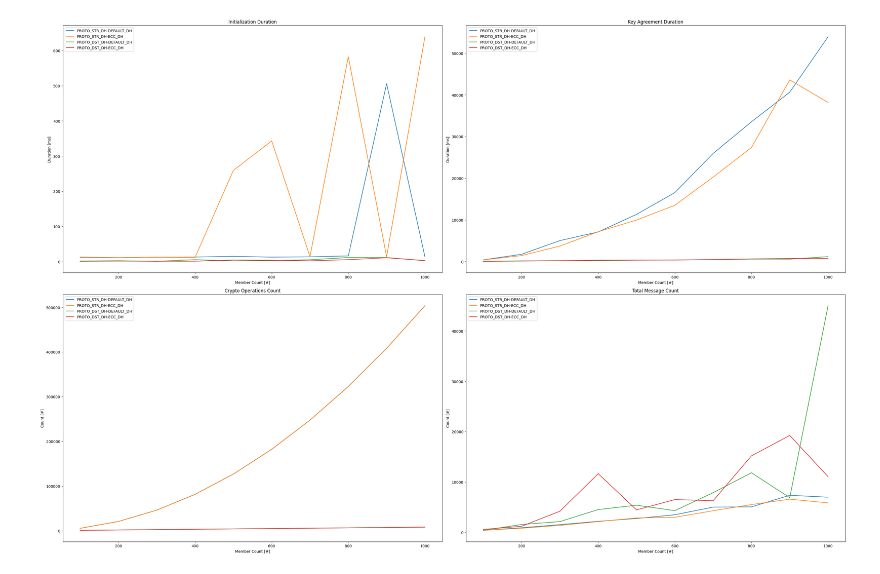
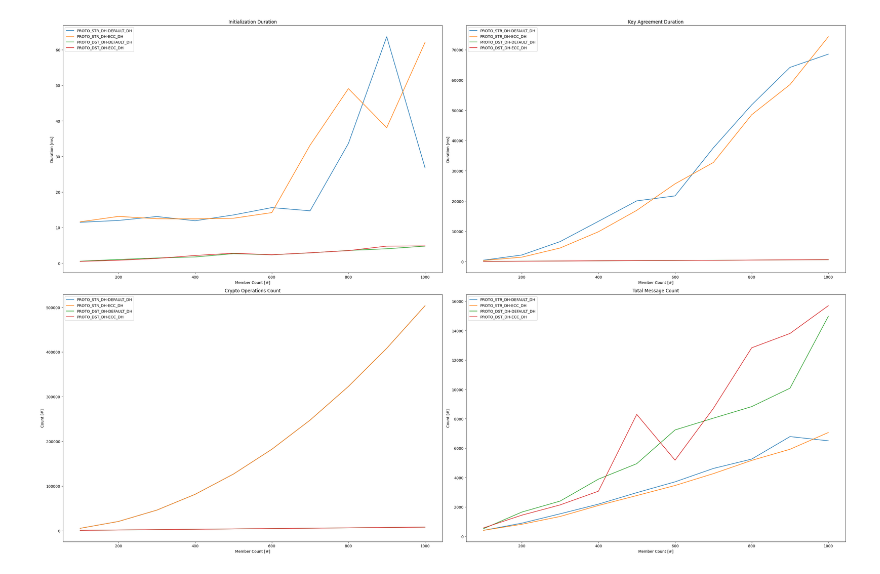
Before and after one commit to mehkir/dh-gka, a Jupyter notebook: eval_figure_scripts/evaluation.ipynb, the cells around one changed output. Cells and saved outputs as stored; diff of their text form; code cells hidden in the pictures.

```diff
--- a/eval_figure_scripts/evaluation.ipynb
+++ b/eval_figure_scripts/evaluation.ipynb
@@ -34,44 +34,46 @@ MESSAGE_COUNTS = ['FIND_MESSAGE_COUNT',
                   'FINISH_MESSAGE_COUNT',
                   'FINISH_ACK_MESSAGE_COUNT',
                   'DISTRIBUTED_RESPONSE_MESSAGE_COUNT']
 KEY_AGREEMENT_PROTOCOL = ['PROTO_STR_DH','PROTO_DST_DH']
 CRYPTO_ALGORITHM = ['DEFAULT_DH','ECC_DH']
 
 for protocol in KEY_AGREEMENT_PROTOCOL:
     for algorithm in CRYPTO_ALGORITHM:
         initialization_duration_list = list()
         key_agreement_duration_list = list()
         crypto_operations_count_list = list()
         total_message_count_list = list()
         for member_count in range(100, 1100, 100):
             # print("{}-{}-{}".format(protocol,algorithm,member_count))
-            df_dh = pd.read_csv(filepath_or_buffer="../statistic_results/{}-{}-{}-#0.csv".format(protocol,algorithm,member_count), header=0, sep=',', dtype=np.longlong)
-            df_dh['FULL_DURATION'] = df_dh['DURATION_END']-df_dh['DURATION_START']
-            df_dh['KEY_AGREEMENT_DURATION'] = df_dh['DURATION_END']-df_dh['KEY_AGREEMENT_START']
-            df_dh['INITIALIZATION_DURATION'] = df_dh['FULL_DURATION']-df_dh['KEY_AGREEMENT_DURATION']
-            df_dh['TOTAL_MESSAGE_COUNT'] = 0
-            for message_count in MESSAGE_COUNTS:
-                df_dh['TOTAL_MESSAGE_COUNT'] += df_dh[message_count];
-
+            dataframes = []
+            for file_count in range(0,10):
+                df_dh = pd.read_csv(filepath_or_buffer="../statistic_results/{}-{}-{}-#{}.csv".format(protocol,algorithm,member_count,file_count), header=0, sep=',', dtype=np.longlong)
+                df_dh['FULL_DURATION'] = df_dh['DURATION_END']-df_dh['DURATION_START']
+                df_dh['KEY_AGREEMENT_DURATION'] = df_dh['DURATION_END']-df_dh['KEY_AGREEMENT_START']
+                df_dh['INITIALIZATION_DURATION'] = df_dh['FULL_DURATION']-df_dh['KEY_AGREEMENT_DURATION']
+                df_dh['TOTAL_MESSAGE_COUNT'] = 0
+                for message_count in MESSAGE_COUNTS:
+                    df_dh['TOTAL_MESSAGE_COUNT'] += df_dh[message_count];
+                dataframes.append(df_dh)
             # print("INITIALIZATION DURATION: {:.2f}ms".format(df_dh['INITIALIZATION_DURATION'].mean()/1000_000))
             # print("FULL DURATION: {:.2f}ms".format(df_dh['FULL_DURATION'].mean()/1000_000))
             # print("KEY AGREEMENT DURATION: {:.2f}ms".format(df_dh['KEY_AGREEMENT_DURATION'].mean()/1000_000))
             # print("CRYPTO OPERATIONS COUNT: {}".format(df_dh['CRYPTO_OPERATIONS_COUNT'].mean()))
             # print("TOTAL MESSAGE COUNT: {}".format(df_dh['TOTAL_MESSAGE_COUNT'].mean()))
-
-            initialization_duration_list.append(df_dh['INITIALIZATION_DURATION'].mean()/1000_000)
-            key_agreement_duration_list.append(df_dh['KEY_AGREEMENT_DURATION'].mean()/1000_000)
-            crypto_operations_count_list.append(df_dh['CRYPTO_OPERATIONS_COUNT'].mean())
-            total_message_count_list.append(df_dh['TOTAL_MESSAGE_COUNT'].mean())
+            df_dh_combined = pd.concat(dataframes, ignore_index=True)
+            initialization_duration_list.append(df_dh_combined['INITIALIZATION_DURATION'].mean()/1000_000)
+            key_agreement_duration_list.append(df_dh_combined['KEY_AGREEMENT_DURATION'].mean()/1000_000)
+            crypto_operations_count_list.append(df_dh_combined['CRYPTO_OPERATIONS_COUNT'].mean())
+            total_message_count_list.append(df_dh_combined['TOTAL_MESSAGE_COUNT'].mean())
         ax[0,0].plot(member_count_axis, initialization_duration_list, label="{}-{}".format(protocol,algorithm))
         ax[0,1].plot(member_count_axis, key_agreement_duration_list, label="{}-{}".format(protocol,algorithm))
         ax[1,0].plot(member_count_axis, crypto_operations_count_list, label="{}-{}".format(protocol,algorithm))
         ax[1,1].plot(member_count_axis, total_message_count_list, label="{}-{}".format(protocol,algorithm))
 fig.tight_layout()
 ax[0,0].legend()
 ax[0,1].legend()
 ax[1,0].legend()
 ax[1,1].legend()
 plt.show()
 # %% [output]
-[figure, old version]
+[figure, new version]
```
